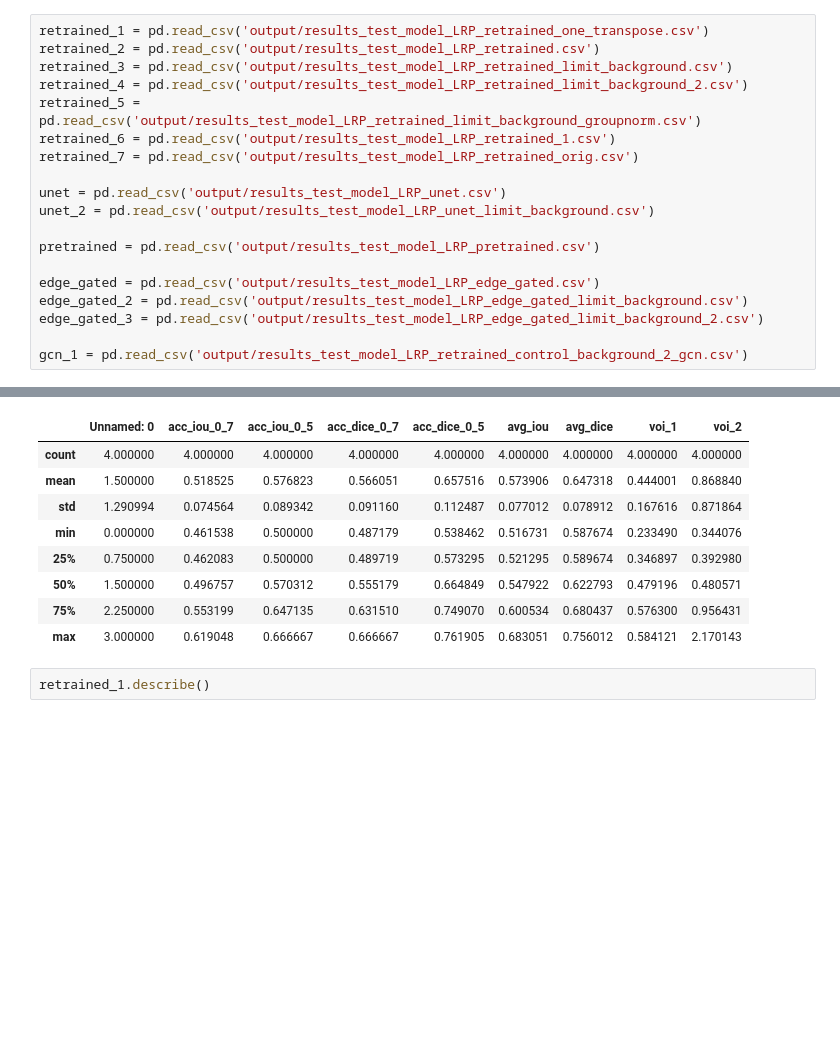
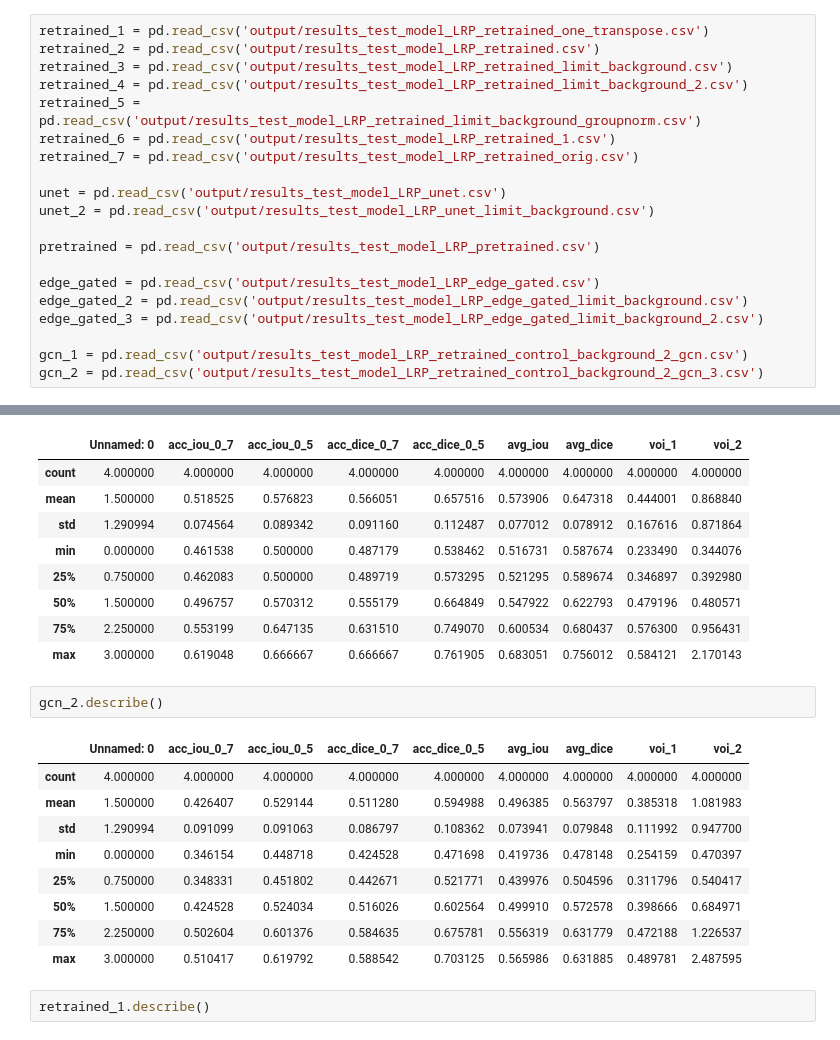
Before and after one commit to theGindar/3DCellSegMasterThesis, a Jupyter notebook: auswertung_LRP.ipynb, the cells around one changed output, grey strips where cells are left out. Cells and saved outputs as stored; diff of their text form; blank space fills up the shorter version.

```diff
--- a/auswertung_LRP.ipynb
+++ b/auswertung_LRP.ipynb
@@ -21,6 +21,7 @@ edge_gated_2 = pd.read_csv('output/results_test_model_LRP_edge_gated_limit_backg
 edge_gated_3 = pd.read_csv('output/results_test_model_LRP_edge_gated_limit_background_2.csv')
 
 gcn_1 = pd.read_csv('output/results_test_model_LRP_retrained_control_background_2_gcn.csv')
+gcn_2 = pd.read_csv('output/results_test_model_LRP_retrained_control_background_2_gcn_3.csv')
 # %%
 retrained_4
 # %% [output]
@@ -61,6 +62,18 @@ retrained_4.describe()
 | 50% | 1.500000 | 0.496757 | 0.570312 | 0.555179 | 0.664849 | 0.547922 | 0.622793 | 0.479196 | 0.480571 |
 | 75% | 2.250000 | 0.553199 | 0.647135 | 0.631510 | 0.749070 | 0.600534 | 0.680437 | 0.576300 | 0.956431 |
 | max | 3.000000 | 0.619048 | 0.666667 | 0.666667 | 0.761905 | 0.683051 | 0.756012 | 0.584121 | 2.170143 |
+# %%
+gcn_2.describe()
+# %% [output]
+|  | Unnamed: 0 | acc_iou_0_7 | acc_iou_0_5 | acc_dice_0_7 | acc_dice_0_5 | avg_iou | avg_dice | voi_1 | voi_2 |
+| count | 4.000000 | 4.000000 | 4.000000 | 4.000000 | 4.000000 | 4.000000 | 4.000000 | 4.000000 | 4.000000 |
+| mean | 1.500000 | 0.426407 | 0.529144 | 0.511280 | 0.594988 | 0.496385 | 0.563797 | 0.385318 | 1.081983 |
+| std | 1.290994 | 0.091099 | 0.091063 | 0.086797 | 0.108362 | 0.073941 | 0.079848 | 0.111992 | 0.947700 |
+| min | 0.000000 | 0.346154 | 0.448718 | 0.424528 | 0.471698 | 0.419736 | 0.478148 | 0.254159 | 0.470397 |
+| 25% | 0.750000 | 0.348331 | 0.451802 | 0.442671 | 0.521771 | 0.439976 | 0.504596 | 0.311796 | 0.540417 |
+| 50% | 1.500000 | 0.424528 | 0.524034 | 0.516026 | 0.602564 | 0.499910 | 0.572578 | 0.398666 | 0.684971 |
+| 75% | 2.250000 | 0.502604 | 0.601376 | 0.584635 | 0.675781 | 0.556319 | 0.631779 | 0.472188 | 1.226537 |
+| max | 3.000000 | 0.510417 | 0.619792 | 0.588542 | 0.703125 | 0.565986 | 0.631885 | 0.489781 | 2.487595 |
 # %%
 retrained_1.describe()
 # %%
```
Also changed, not shown: 1 other file.
